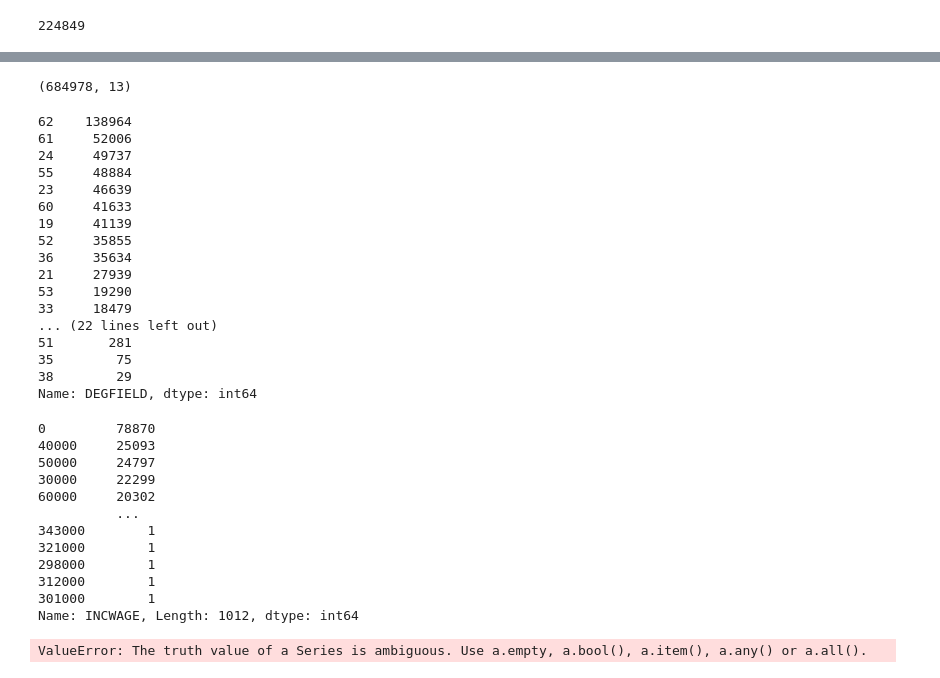
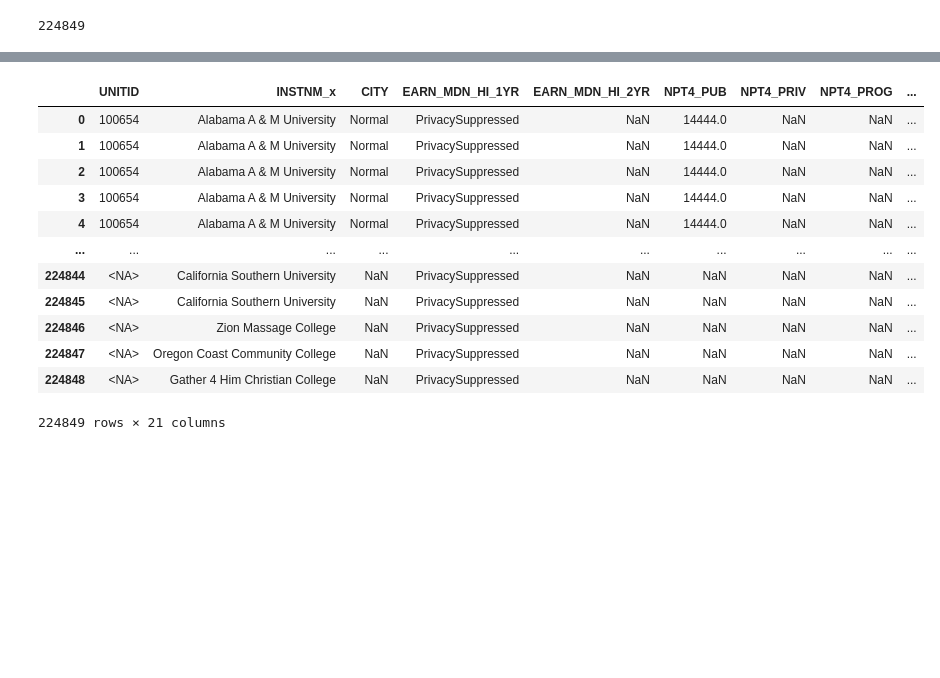
Before and after one commit to CDM-College-ROI/capstone_working_repo, a Jupyter notebook: ds_folder/david_working_notebook.ipynb, the cells around one changed output, grey strips where cells are left out. Saved outputs shown, nothing was run; the diff lists cells and outputs as text; code cells hidden in the pictures; blank space fills up the shorter version.

```diff
--- a/ds_folder/david_working_notebook.ipynb
+++ b/ds_folder/david_working_notebook.ipynb
@@ -333,0 +136,5 @@ loan_df = df[[
+# %%
+# Breaking main df into simplified dfs by functionality
+roi_df = initial_prepare.roi_df(df)
+general_df = initial_prepare.general_df(df)
+loan_df = initial_prepare.loan_df(df)
@@ -450,43 +176,16 @@ df_bachelors_earnings.head()
-# %%
-df_bachelors_earnings.shape
-# %% [output]
-(684978, 13)
-# %%
-df_bachelors_earnings.DEGFIELD.value_counts()
-# %% [output]
-62    138964
-61     52006
-24     49737
-55     48884
-23     46639
-60     41633
-19     41139
-52     35855
-36     35634
-21     27939
-53     19290
-33     18479
-... (22 lines left out)
-51       281
-35        75
-38        29
-Name: DEGFIELD, dtype: int64
-# %%
-df_bachelors_earnings['INCWAGE'].value_counts()
-# %% [output]
-0         78870
-40000     25093
-50000     24797
-30000     22299
-60000     20302
-          ...
-343000        1
-321000        1
-298000        1
-312000        1
-301000        1
-Name: INCWAGE, Length: 1012, dtype: int64
-# %%
-np.where((df_bachelors_earnings['SPEAKENG']==1 | df_bachelors_earnings['SPEAKENG']==6 | df_bachelors_earnings['SPEAKENG']==7 | df_bachelors_earnings['SPEAKENG']==8 | df_bachelors_earnings['SPEAKENG']==9), 0, 1)
-# %% [output]
-ValueError: The truth value of a Series is ambiguous. Use a.empty, a.bool(), a.item(), a.any() or a.all().
+# %%
+roi_df
+# %% [output]
+|  | UNITID | INSTNM_x | CITY | EARN_MDN_HI_1YR | EARN_MDN_HI_2YR | NPT4_PUB | NPT4_PRIV | NPT4_PROG | ... |
+| 0 | 100654 | Alabama A & M University | Normal | PrivacySuppressed | NaN | 14444.0 | NaN | NaN | ... |
+| 1 | 100654 | Alabama A & M University | Normal | PrivacySuppressed | NaN | 14444.0 | NaN | NaN | ... |
+| 2 | 100654 | Alabama A & M University | Normal | PrivacySuppressed | NaN | 14444.0 | NaN | NaN | ... |
+| 3 | 100654 | Alabama A & M University | Normal | PrivacySuppressed | NaN | 14444.0 | NaN | NaN | ... |
+| 4 | 100654 | Alabama A & M University | Normal | PrivacySuppressed | NaN | 14444.0 | NaN | NaN | ... |
+| ... | ... | ... | ... | ... | ... | ... | ... | ... | ... |
+| 224844 | <NA> | California Southern University | NaN | PrivacySuppressed | NaN | NaN | NaN | NaN | ... |
+| 224845 | <NA> | California Southern University | NaN | PrivacySuppressed | NaN | NaN | NaN | NaN | ... |
+| 224846 | <NA> | Zion Massage College | NaN | PrivacySuppressed | NaN | NaN | NaN | NaN | ... |
+| 224847 | <NA> | Oregon Coast Community College | NaN | PrivacySuppressed | NaN | NaN | NaN | NaN | ... |
+| 224848 | <NA> | Gather 4 Him Christian College | NaN | PrivacySuppressed | NaN | NaN | NaN | NaN | ... |
+224849 rows × 21 columns
```
Also changed, not shown: parts of 29 cells of this notebook, 6 other files.
